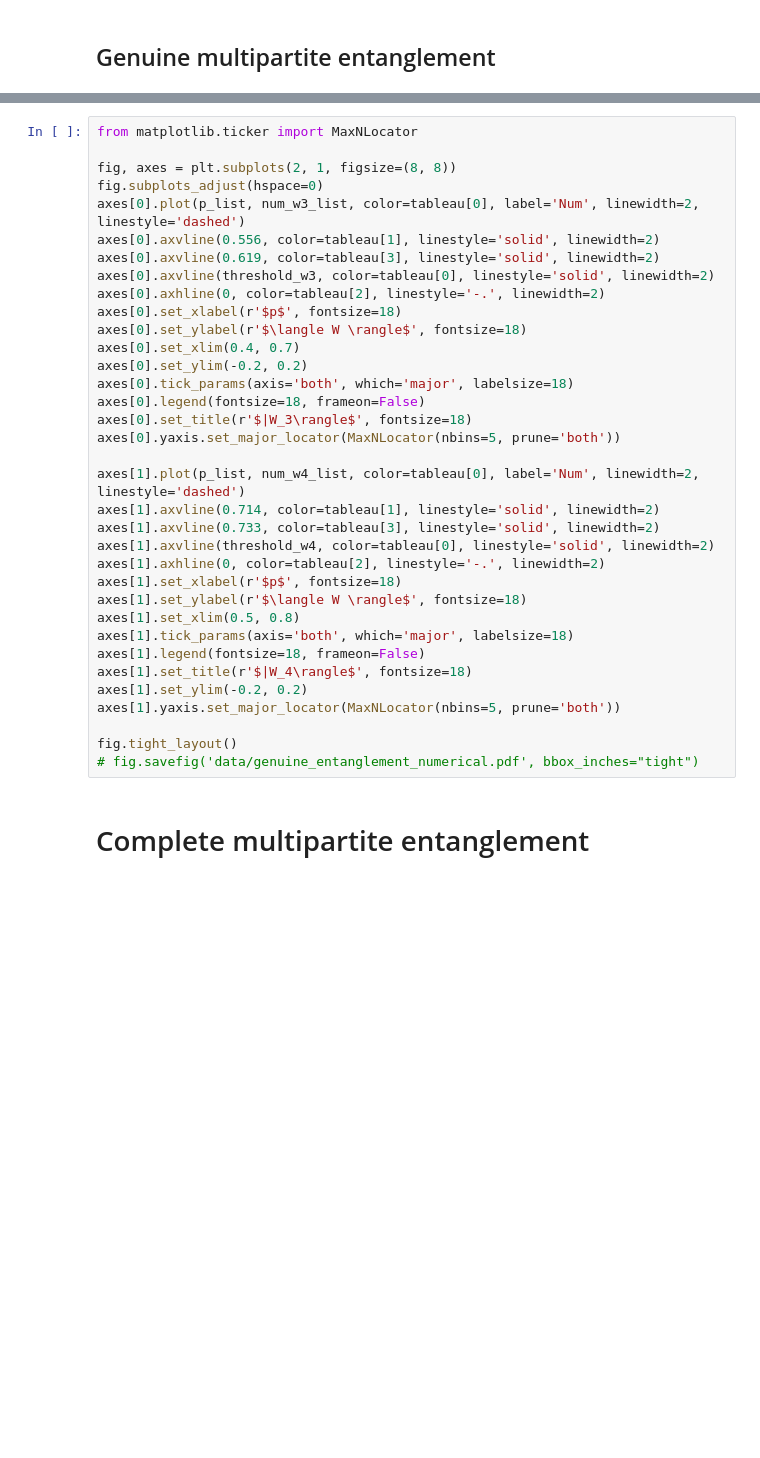
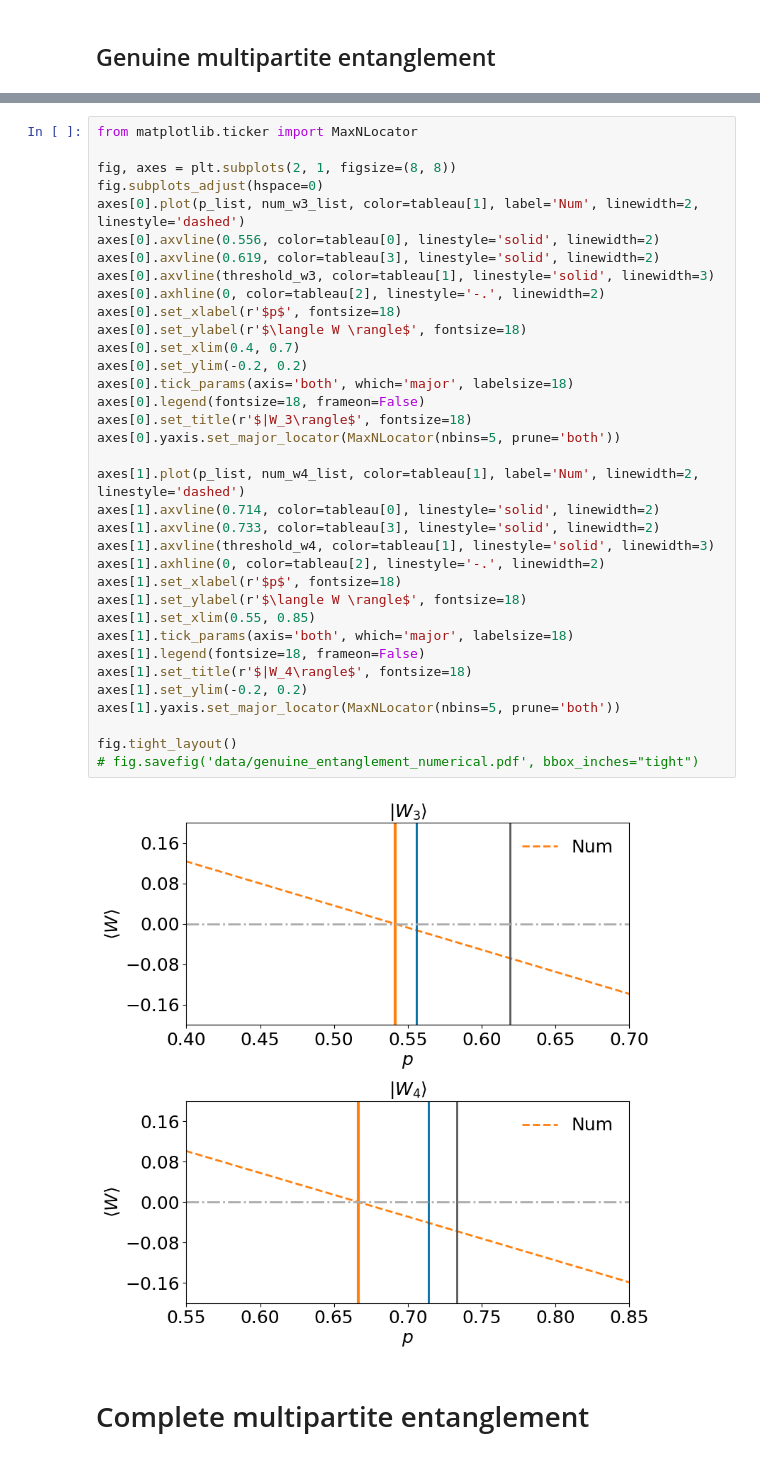
Before and after one commit to numqi/geometric-witness, a Jupyter notebook: demo.ipynb, the cells around one changed output, grey strips where cells are left out. Drawn from its saved outputs; the diff is of its cells as text; blank space fills up the shorter version.

```diff
--- a/demo.ipynb
+++ b/demo.ipynb
@@ -212,38 +246,40 @@ for p in p_list:
 # %%
 from matplotlib.ticker import MaxNLocator
 
 fig, axes = plt.subplots(2, 1, figsize=(8, 8))
 fig.subplots_adjust(hspace=0)
-axes[0].plot(p_list, num_w3_list, color=tableau[0], label='Num', linewidth=2, linestyle='dashed')
-axes[0].axvline(0.556, color=tableau[1], linestyle='solid', linewidth=2)
+axes[0].plot(p_list, num_w3_list, color=tableau[1], label='Num', linewidth=2, linestyle='dashed')
+axes[0].axvline(0.556, color=tableau[0], linestyle='solid', linewidth=2)
 axes[0].axvline(0.619, color=tableau[3], linestyle='solid', linewidth=2)
-axes[0].axvline(threshold_w3, color=tableau[0], linestyle='solid', linewidth=2)
+axes[0].axvline(threshold_w3, color=tableau[1], linestyle='solid', linewidth=3)
 axes[0].axhline(0, color=tableau[2], linestyle='-.', linewidth=2)
 axes[0].set_xlabel(r'$p$', fontsize=18)
 axes[0].set_ylabel(r'$\langle W \rangle$', fontsize=18)
 axes[0].set_xlim(0.4, 0.7)
 axes[0].set_ylim(-0.2, 0.2)
 axes[0].tick_params(axis='both', which='major', labelsize=18)
 axes[0].legend(fontsize=18, frameon=False)
 axes[0].set_title(r'$|W_3\rangle$', fontsize=18)
 axes[0].yaxis.set_major_locator(MaxNLocator(nbins=5, prune='both'))
 
-axes[1].plot(p_list, num_w4_list, color=tableau[0], label='Num', linewidth=2, linestyle='dashed')
-axes[1].axvline(0.714, color=tableau[1], linestyle='solid', linewidth=2)
+axes[1].plot(p_list, num_w4_list, color=tableau[1], label='Num', linewidth=2, linestyle='dashed')
+axes[1].axvline(0.714, color=tableau[0], linestyle='solid', linewidth=2)
 axes[1].axvline(0.733, color=tableau[3], linestyle='solid', linewidth=2)
-axes[1].axvline(threshold_w4, color=tableau[0], linestyle='solid', linewidth=2)
+axes[1].axvline(threshold_w4, color=tableau[1], linestyle='solid', linewidth=3)
 axes[1].axhline(0, color=tableau[2], linestyle='-.', linewidth=2)
 axes[1].set_xlabel(r'$p$', fontsize=18)
 axes[1].set_ylabel(r'$\langle W \rangle$', fontsize=18)
-axes[1].set_xlim(0.5, 0.8)
+axes[1].set_xlim(0.55, 0.85)
 axes[1].tick_params(axis='both', which='major', labelsize=18)
 axes[1].legend(fontsize=18, frameon=False)
 axes[1].set_title(r'$|W_4\rangle$', fontsize=18)
 axes[1].set_ylim(-0.2, 0.2)
 axes[1].yaxis.set_major_locator(MaxNLocator(nbins=5, prune='both'))
 
 fig.tight_layout()
 # fig.savefig('data/genuine_entanglement_numerical.pdf', bbox_inches="tight")
+# %% [output]
+[figure, added]
 # %% [markdown]
 # Complete multipartite entanglement
 # %%
```
Also changed, not shown: parts of 15 cells of this notebook, 13 other files.
